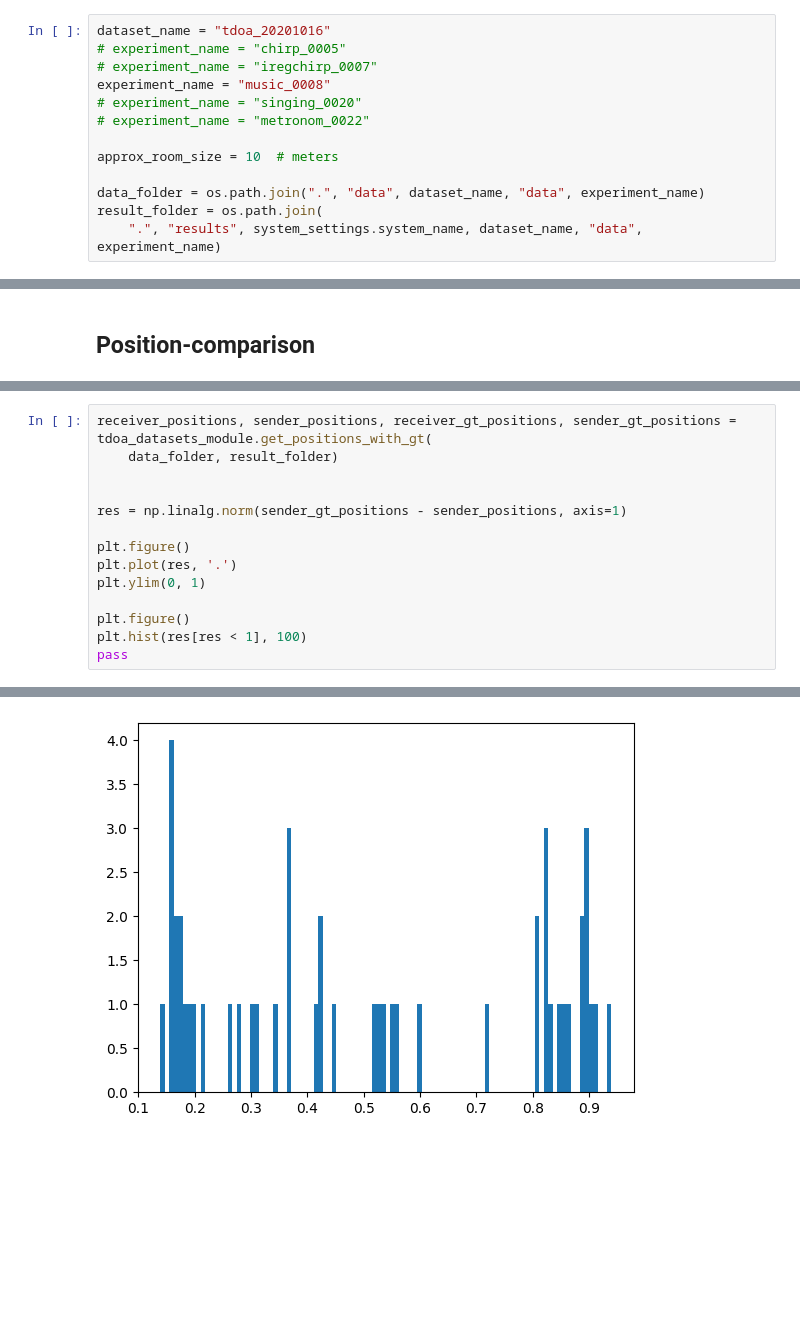
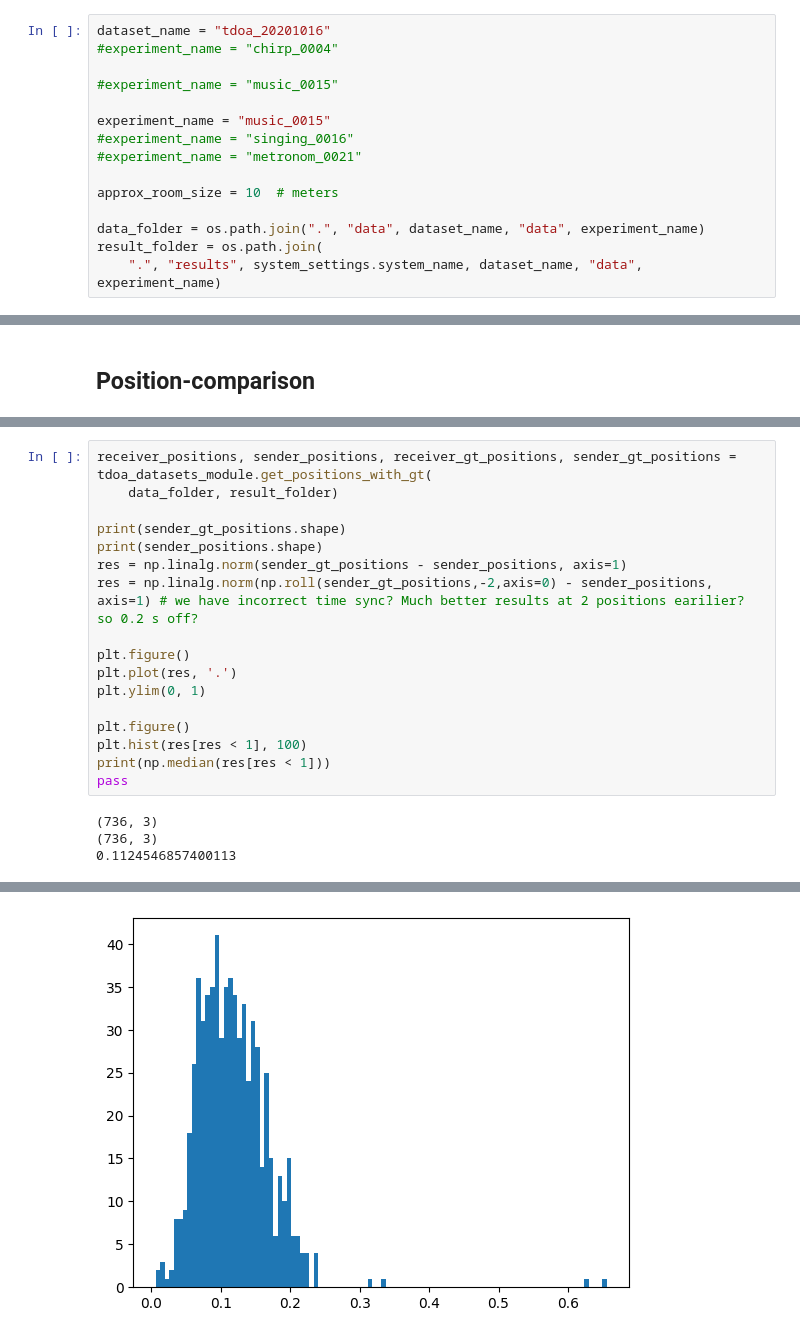
Before and after one commit to Etomer/structure-from-sound-python, a Jupyter notebook: slask/visualize_result.ipynb, the cells around one changed output, grey strips where cells are left out. Saved outputs shown, nothing was run; the diff lists cells and outputs as text; blank space fills up the shorter version.

```diff
--- a/slask/visualize_result.ipynb
+++ b/slask/visualize_result.ipynb
@@ -29,11 +26,13 @@ set
 ## Config
 # %%
 dataset_name = "tdoa_20201016"
-# experiment_name = "chirp_0005"
-# experiment_name = "iregchirp_0007"
-experiment_name = "music_0008"
-# experiment_name = "singing_0020"
-# experiment_name = "metronom_0022"
+#experiment_name = "chirp_0004"
+
+#experiment_name = "music_0015"
+
+experiment_name = "music_0015"
+#experiment_name = "singing_0016"
+#experiment_name = "metronom_0021"
 
 approx_room_size = 10  # meters
 
@@ -83,8 +141,10 @@ pass
 receiver_positions, sender_positions, receiver_gt_positions, sender_gt_positions = tdoa_datasets_module.get_positions_with_gt(
     data_folder, result_folder)
 
-
+print(sender_gt_positions.shape)
+print(sender_positions.shape)
 res = np.linalg.norm(sender_gt_positions - sender_positions, axis=1)
+res = np.linalg.norm(np.roll(sender_gt_positions,-2,axis=0) - sender_positions, axis=1) # we have incorrect time sync? Much better results at 2 positions earilier? so 0.2 s off?
 
 plt.figure()
 plt.plot(res, '.')
@@ -92,5 +152,9 @@ plt.ylim(0, 1)
 
 plt.figure()
 plt.hist(res[res < 1], 100)
+print(np.median(res[res < 1]))
 pass
 # %% [output]
+(736, 3)
+(736, 3)
+0.1124546857400113
@@ -98 +162 @@ pass
-[figure, old version]
+[figure, new version]
```
Also changed, not shown: parts of 14 cells of this notebook.
